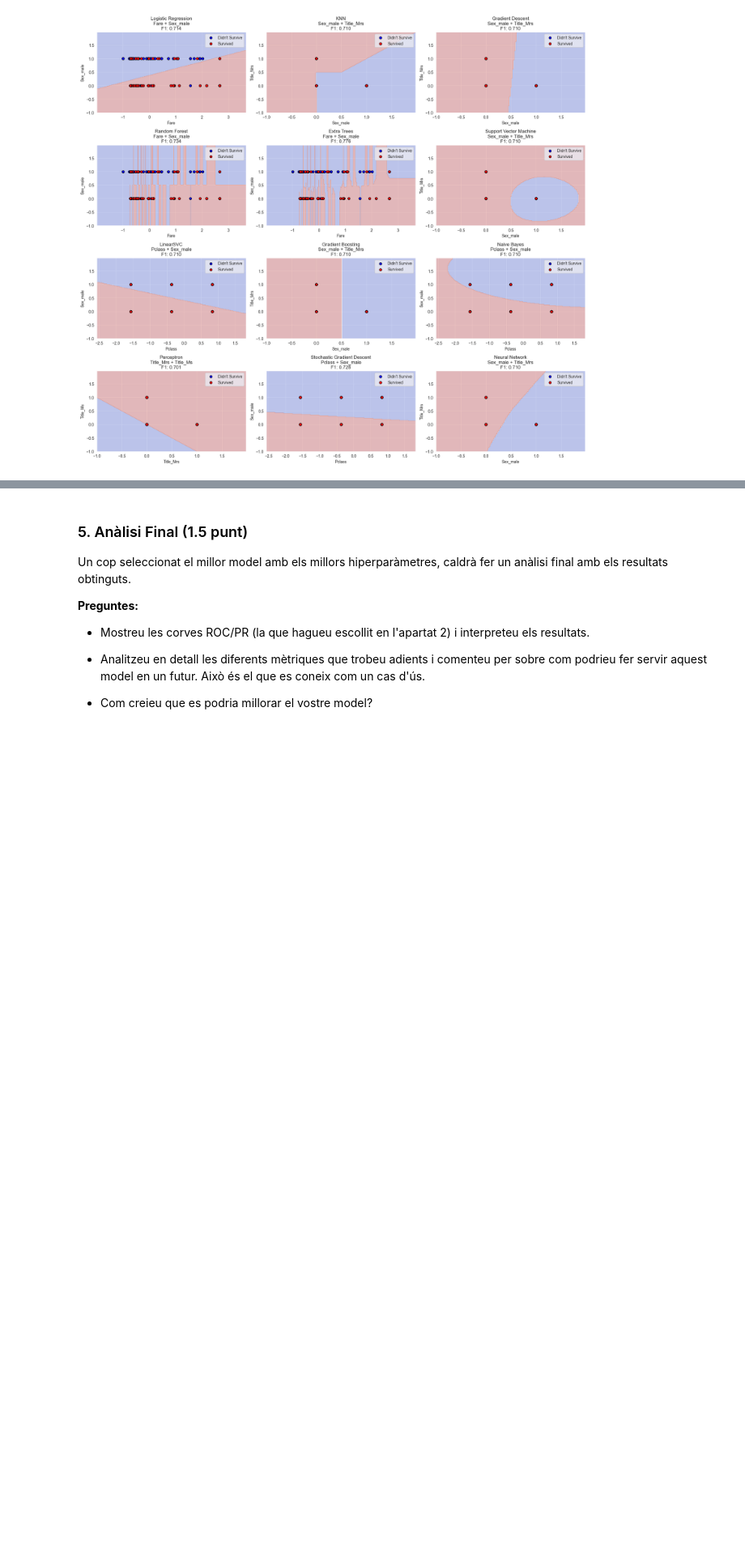
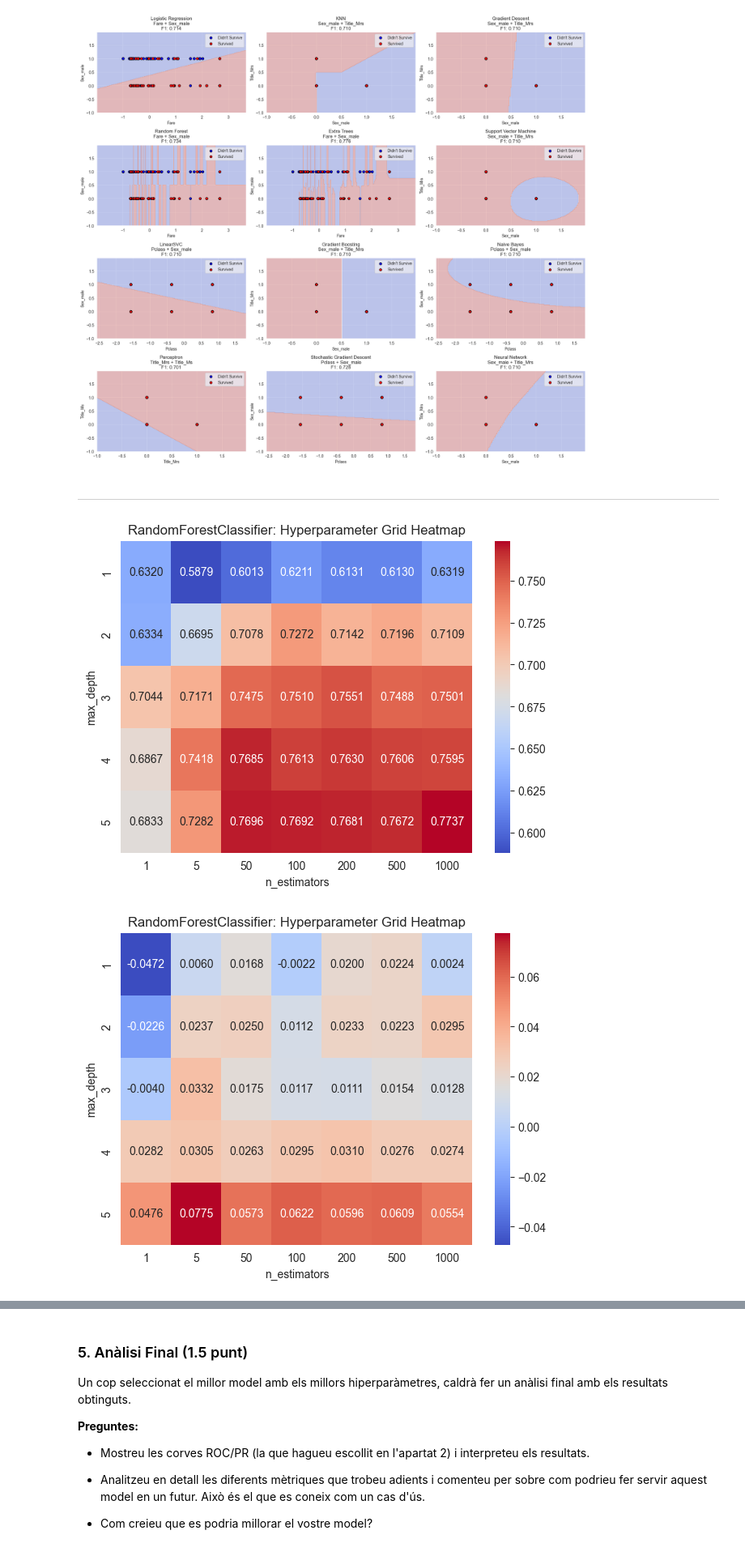
Before and after one commit to NatanSisoev/TitanicSurvival, a Jupyter notebook: practica.ipynb, the cells around one changed output, grey strips where cells are left out. Shown at 81% size. Saved outputs shown, nothing was run; the diff lists cells and outputs as text; code cells hidden in the pictures; blank space fills up the shorter version.

```diff
--- a/practica.ipynb
+++ b/practica.ipynb
@@ -1857,3 +1857,14 @@ plt.tight_layout()
 plt.show()
 # %% [output]
 [figure]
+# %% [markdown]
+---
+# %%
+tester = ModelTester(model_class=RandomForestClassifier, dataframe=processed_df)
+param_grid = {"n_estimators": [1, 5, 50, 100, 200, 500, 1000], "max_depth": [1, 2, 3, 4, 5]}
+tester.hyperparameter_search(param_grid, search_type="grid", cv=10)
+tester.plot_param_heatmap(param_x="n_estimators", param_y="max_depth")
+tester.plot_param_heatmap(param_x="n_estimators", param_y="max_depth", metric="overfit_gap")
+# %% [output]
+[figure, added]
+[figure, added]
```
Also changed, not shown: parts of 5 cells of this notebook.
